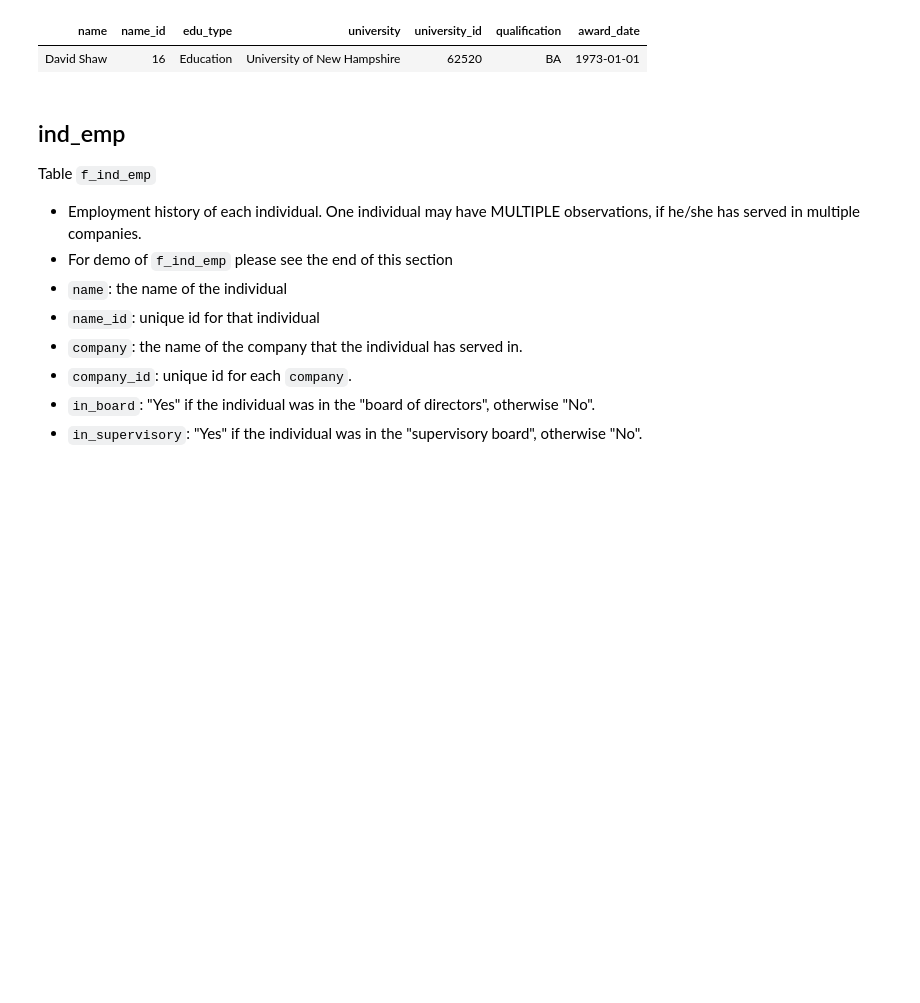
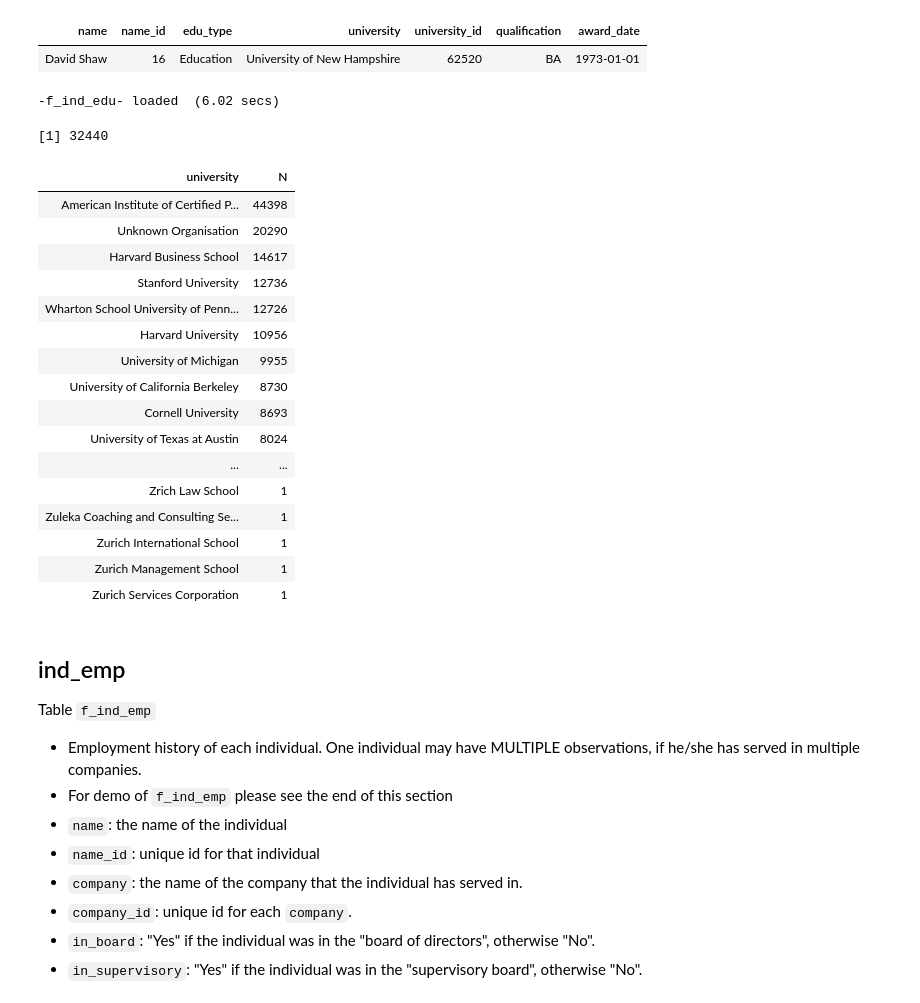
Before and after one commit to YuanyuanTong/CompanyLinks, a Jupyter notebook: data/firm-link.ipynb, the cells around one changed output. Drawn from its saved outputs; the diff is of its cells as text; code cells hidden in the pictures; blank space fills up the shorter version.

Commit message:
Add table for creation of company-university links

```diff
--- a/data/firm-link.ipynb
+++ b/data/firm-link.ipynb
@@ -169,6 +169,33 @@ fwrite(f_ind_edu, './data/f_ind_edu.csv')
 -individual_edu- loaded  (1.64 secs)
 | name | name_id | edu_type | university | university_id | qualification | award_date |
 | David Shaw | 16 | Education | University of New Hampshire | 62520 | BA | 1973-01-01 |
+# %%
+ld(f_ind_edu)
+# %% [output]
+-f_ind_edu- loaded  (6.02 secs)
+# %%
+x = f_ind_edu[, table(university)] %>% as.data.table()
+nrow(x)
+x[order(-N)]
+# %% [output]
+[1] 32440
+| university | N |
+| American Institute of Certified P... | 44398 |
+| Unknown Organisation | 20290 |
+| Harvard Business School | 14617 |
+| Stanford University | 12736 |
+| Wharton School University of Penn... | 12726 |
+| Harvard University | 10956 |
+| University of Michigan | 9955 |
+| University of California Berkeley | 8730 |
+| Cornell University | 8693 |
+| University of Texas at Austin | 8024 |
+| ... | ... |
+| Zrich Law School | 1 |
+| Zuleka Coaching and Consulting Se... | 1 |
+| Zurich International School | 1 |
+| Zurich Management School | 1 |
+| Zurich Services Corporation | 1 |
 # %% [markdown]
 ## ind_emp
 
```
Also changed, not shown: parts of 11 cells of this notebook, 4 other files.
